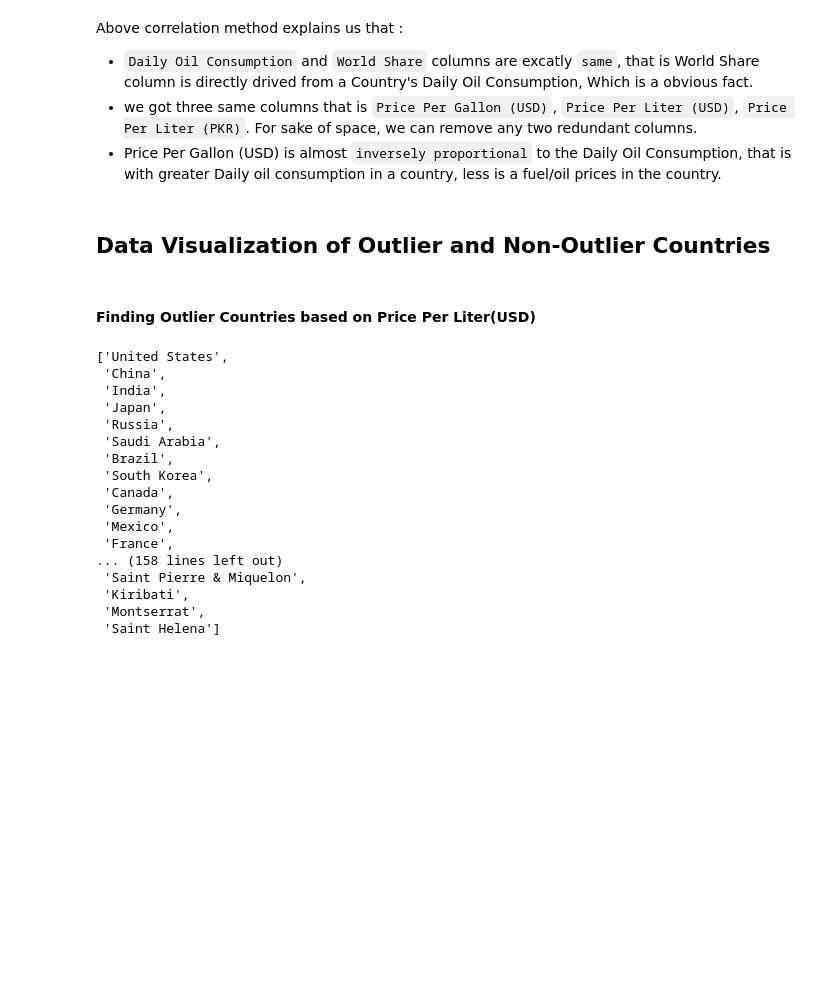
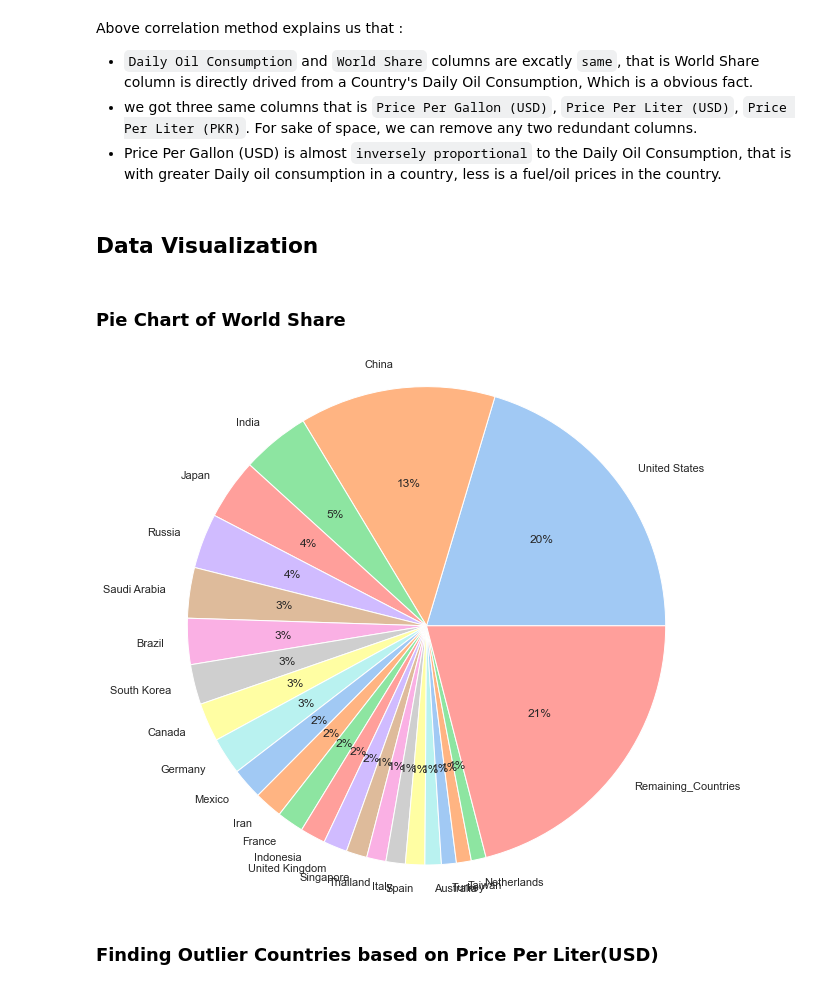
Before and after one commit to RaofaizanAPSACS/PetrolGasPricesWorldWide_EDA, a Jupyter notebook: Petrol prices.ipynb, the cells around one changed output. Saved outputs shown, nothing was run; the diff lists cells and outputs as text; code cells hidden in the pictures; blank space fills up the shorter version.

```diff
--- a/Petrol prices.ipynb
+++ b/Petrol prices.ipynb
@@ -162,9 +166,24 @@ plt.show()
 - we got three same columns that is `Price Per Gallon (USD)`, `Price Per Liter (USD)`, `Price Per Liter (PKR)`. For sake of space, we can remove any two redundant columns.
 - Price Per Gallon (USD) is almost `inversely proportional` to the Daily Oil Consumption, that is with greater Daily oil consumption in a country, less is a fuel/oil prices in the country.
 # %% [markdown]
-## Data Visualization of Outlier and Non-Outlier Countries
+## Data Visualization
+# %% [markdown]
+### Pie Chart of World Share
+# %%
+colors = sns.color_palette('pastel')
+
+#create pie chart
+df_world_share = df[ df["World Share (%)"] >=1]
+remaining = df[ df["World Share (%)"] <1]["World Share (%)"].sum()
+
+df_world_share = pd.concat( [df_world_share, pd.DataFrame({"World Share (%)" : remaining}, index=["Remaining_Countries"] )] )
+
+plt.pie(df_world_share["World Share (%)"], labels = df_world_share.index, colors = colors, autopct='%.0f%%', radius=2.75)
+plt.show()
+# %% [output]
+[figure, added]
 # %% [markdown]
-#### Finding Outlier Countries based on Price Per Liter(USD)
+### Finding Outlier Countries based on Price Per Liter(USD)
 # %%
 def find_outlier(series):
     q1 = series.quantile(0.25)
@@ -180,23 +199,3 @@ outlier_country = find_outlier(df["Price Per Liter (USD)"]).index
 
 # not_outlier_country = df[ df.apply(lambda x: x.name not in outlier_country ,axis=1) .index
 not_outlier_country = [country for country in df.index if country not in outlier_country]
-
-not_outlier_country
-# %% [output]
-['United States',
- 'China',
- 'India',
- 'Japan',
- 'Russia',
- 'Saudi Arabia',
- 'Brazil',
- 'South Korea',
- 'Canada',
- 'Germany',
- 'Mexico',
- 'France',
-... (158 lines left out)
- 'Saint Pierre & Miquelon',
- 'Kiribati',
- 'Montserrat',
- 'Saint Helena']
```
Also changed, not shown: parts of 5 cells of this notebook.
